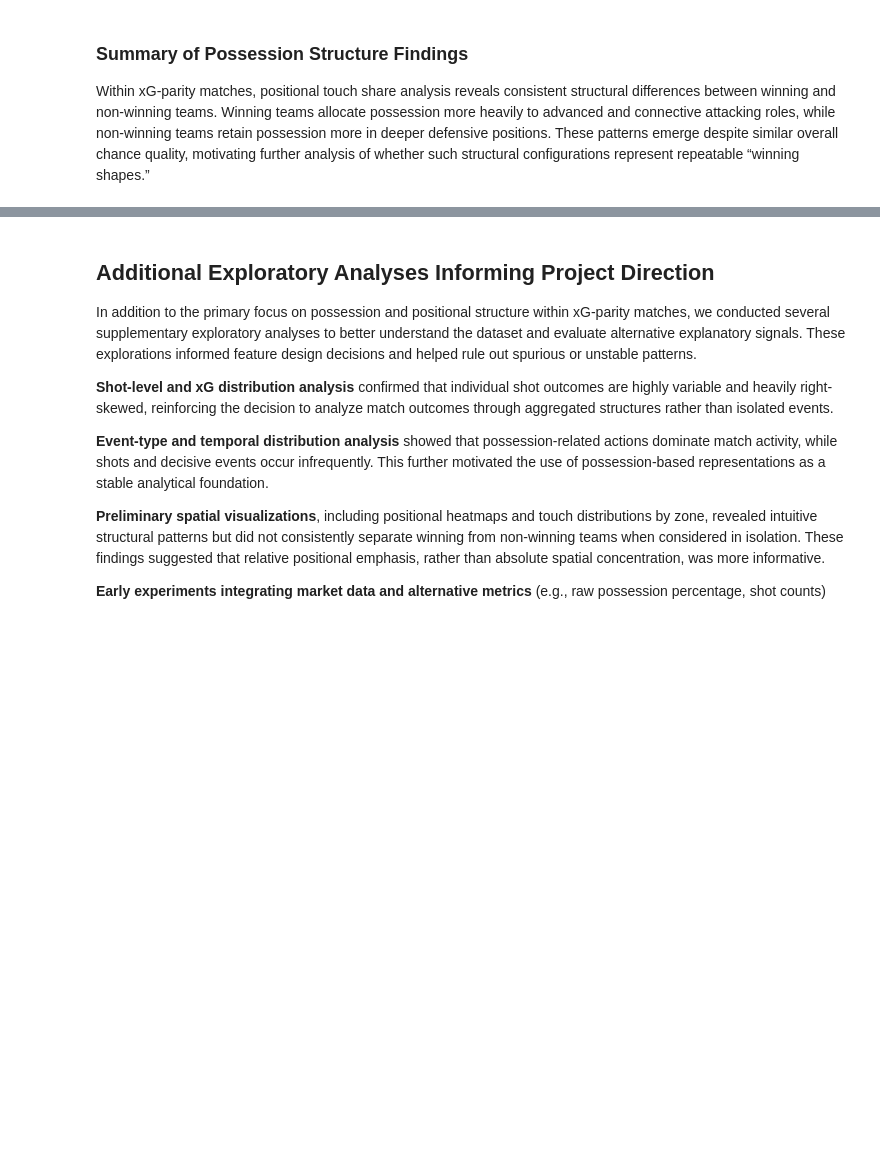
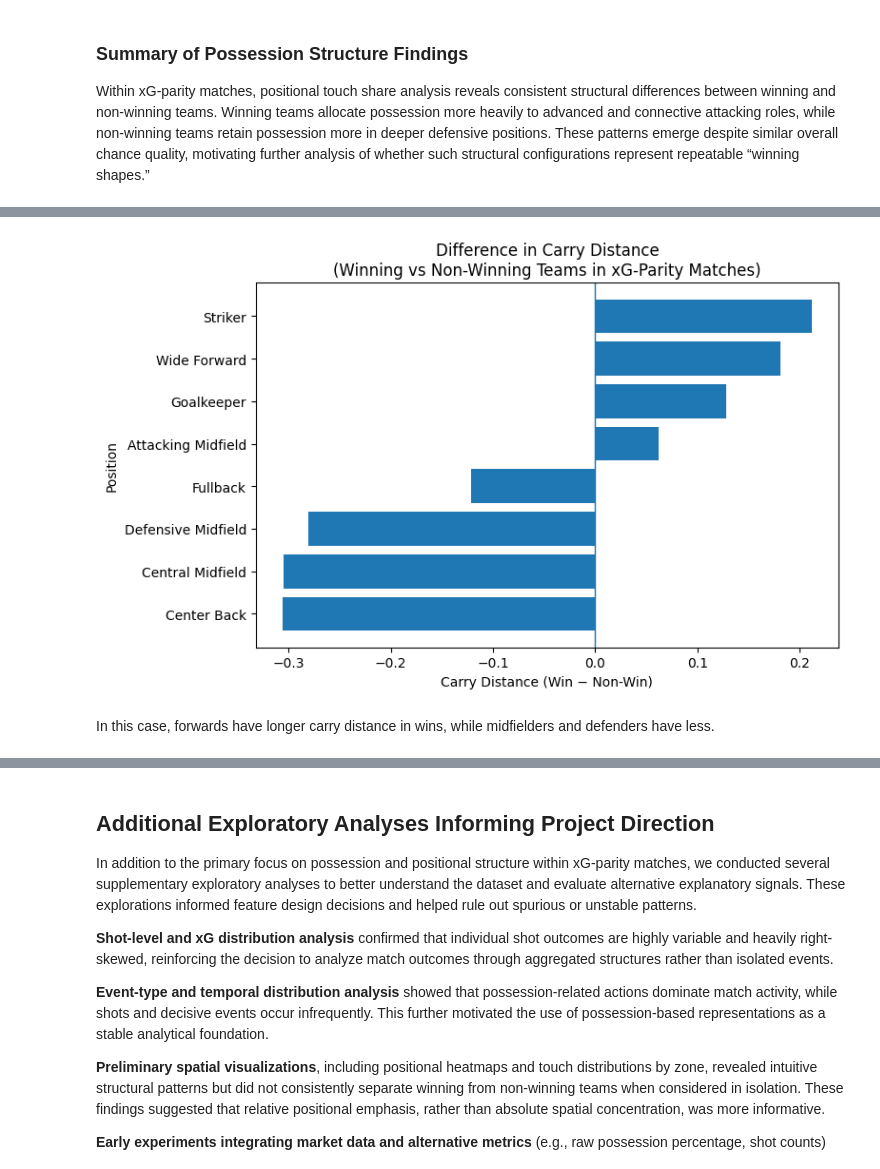
Before and after one commit to TrilemmaFoundation/soccer-analytics-capstone-template, a Jupyter notebook: eda/EDA.ipynb, the cells around one changed output, grey strips where cells are left out. Saved outputs shown, nothing was run; the diff lists cells and outputs as text; code cells hidden in the pictures; blank space fills up the shorter version.

```diff
--- a/eda/EDA.ipynb
+++ b/eda/EDA.ipynb
@@ -788,0 +935,2 @@ analysis of whether such structural configurations represent repeatable “winni
+# %%
+carries["position_bin"] = carries["position"].map(POSITION_BIN_MAP)
@@ -788,0 +963,6 @@ analysis of whether such structural configurations represent repeatable “winni
+# %%
+dx = carries["carry_end_location_x"] - carries["location_x"]
+dy = carries["carry_end_location_y"] - carries["location_y"]
+carries['total_distance'] = np.sqrt(dx**2 + dy**2)
+
+carries['progressive_distance'] = carries["carry_end_location_x"] - carries["location_x"]
@@ -788,0 +971,16 @@ analysis of whether such structural configurations represent repeatable “winni
+# %%
+carry_distance = (
+    carries
+    .groupby(["outcome_binary", "position_bin"])["total_distance"]
+    .mean()
+    .reset_index()
+    .pivot(index="position_bin", columns="outcome_binary", values="total_distance")
+    .sort_index()
+)
+
+carry_distance["Win_minus_NonWin"] = (
+    carry_distance["Win"] -
+    carry_distance["Non-Win"]
+)
+
+carry_distance
@@ -788,0 +998,23 @@ analysis of whether such structural configurations represent repeatable “winni
+# %%
+diff = (
+    carry_distance
+    .sort_values("Win_minus_NonWin")
+)
+
+plt.figure(figsize=(8, 5))
+plt.barh(
+    diff.index,
+    diff["Win_minus_NonWin"]
+)
+
+plt.axvline(0, linewidth=1)
+plt.title("Difference in Carry Distance\n(Winning vs Non-Winning Teams in xG-Parity Matches)")
+plt.xlabel("Carry Distance (Win − Non-Win)")
+plt.ylabel("Position")
+
+plt.tight_layout()
+plt.show()
+# %% [output]
+[figure, added]
+# %% [markdown]
+In this case, forwards have longer carry distance in wins, while midfielders and defenders have less.
```
Also changed, not shown: parts of 23 cells of this notebook.
